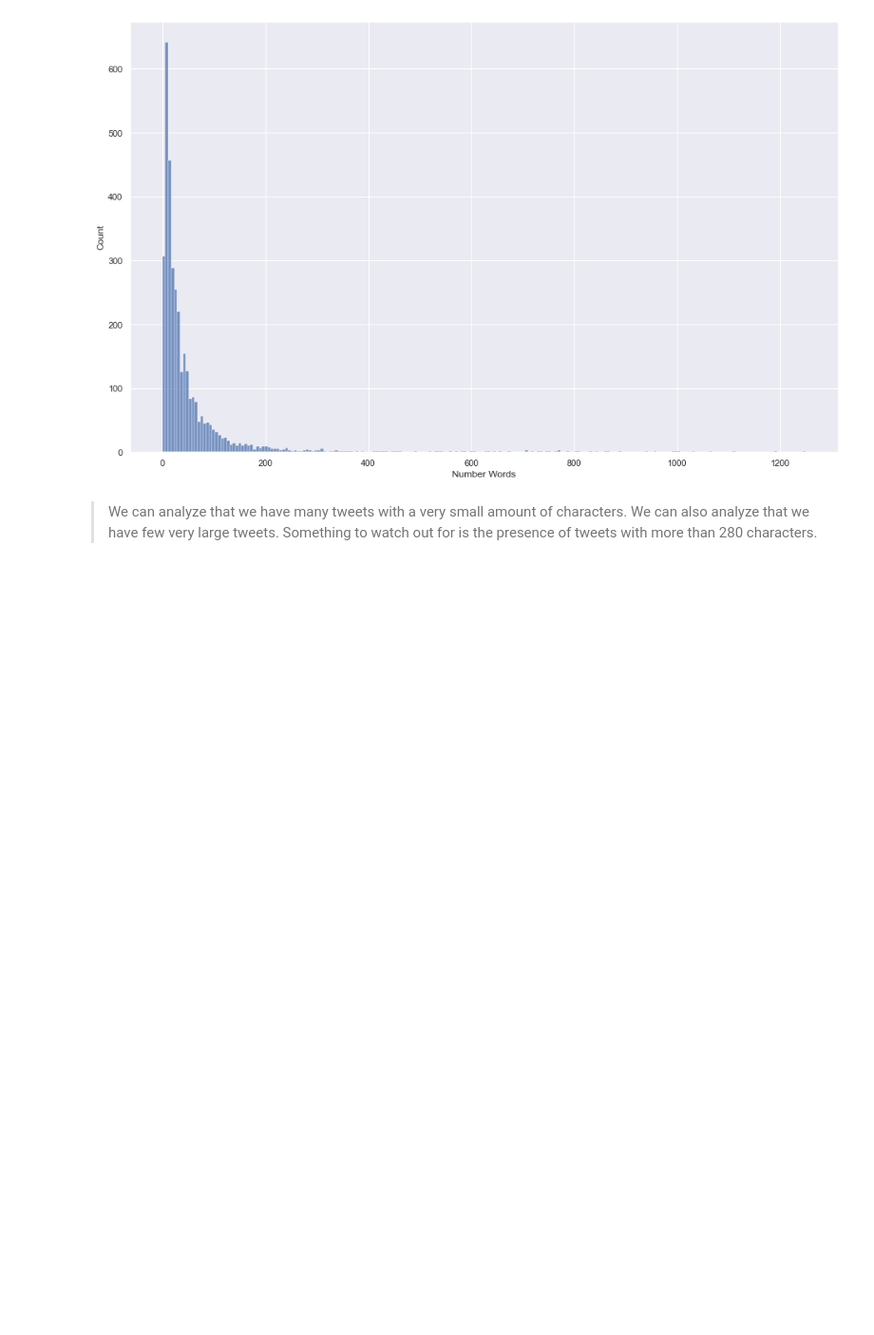
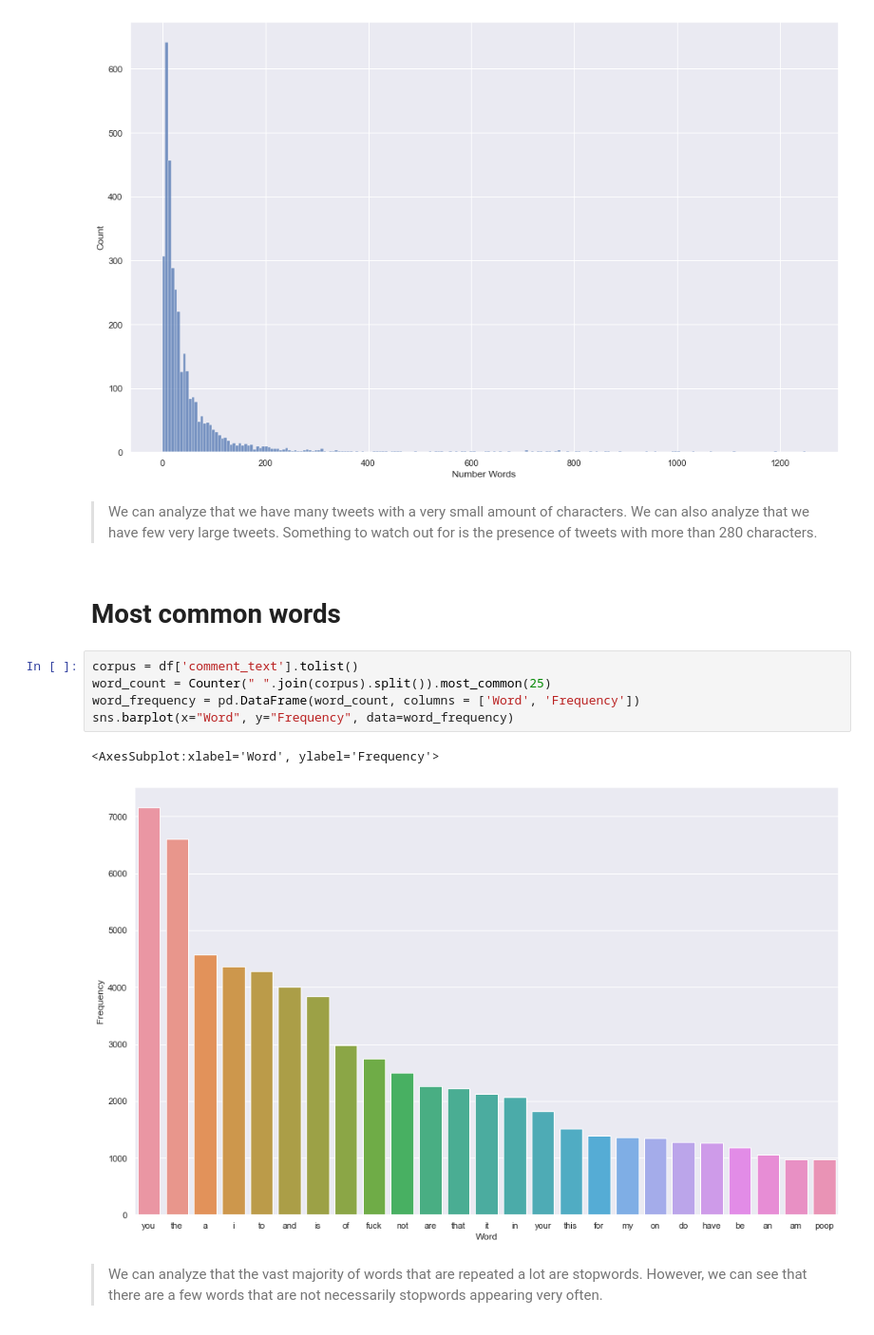
Before and after one commit to RichardeLira/Python-IA-Dell-Lead-, a Jupyter notebook: Final/AF.ipynb, the cells around one changed output. Shown at 95% size. Drawn from its saved outputs; the diff is of its cells as text; blank space fills up the shorter version.

```diff
--- a/Final/AF.ipynb
+++ b/Final/AF.ipynb
@@ -408,3 +410,15 @@ sns.histplot(data=num_words)
 [figure]
 # %% [markdown]
 > We can analyze that we have many tweets with a very small amount of characters. We can also analyze that we have few very large tweets. Something to watch out for is the presence of tweets with more than 280 characters.
+# %% [markdown]
+# Most common words
+# %%
+corpus = df['comment_text'].tolist()
+word_count = Counter(" ".join(corpus).split()).most_common(25)
+word_frequency = pd.DataFrame(word_count, columns = ['Word', 'Frequency'])
+sns.barplot(x="Word", y="Frequency", data=word_frequency)
+# %% [output]
+<AxesSubplot:xlabel='Word', ylabel='Frequency'>
+[figure, added]
+# %% [markdown]
+> We can analyze that the vast majority of words that are repeated a lot are stopwords. However, we can see that there are a few words that are not necessarily stopwords appearing very often.
```
Also changed, not shown: parts of 1 cell of this notebook.
